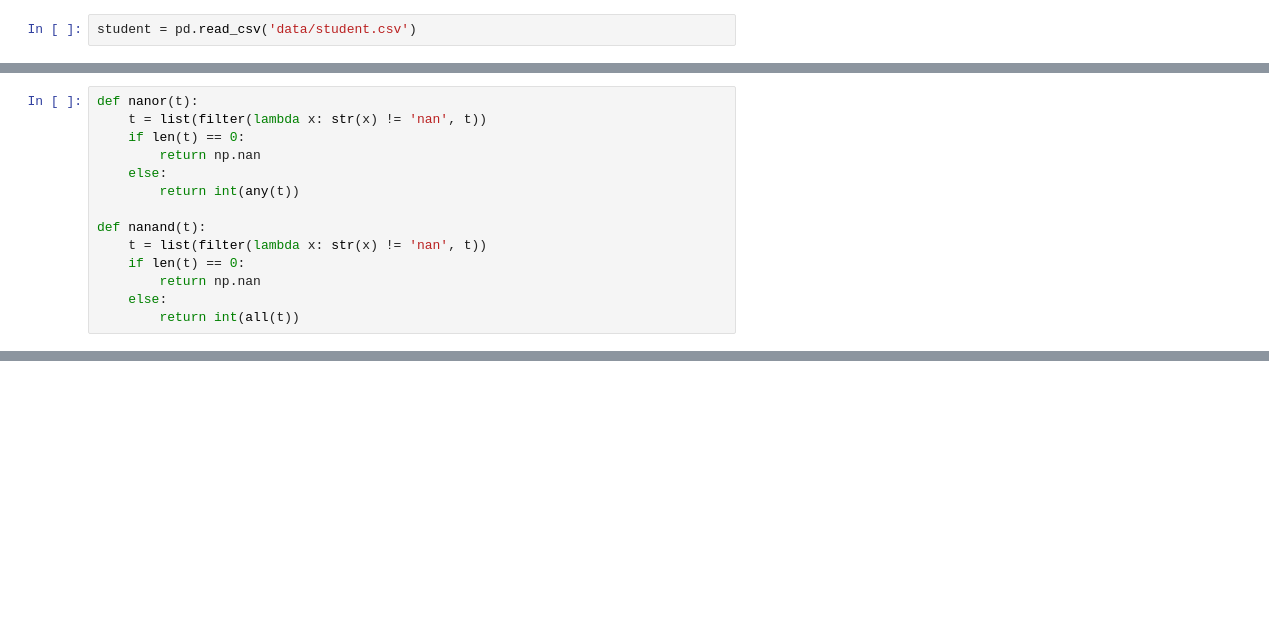
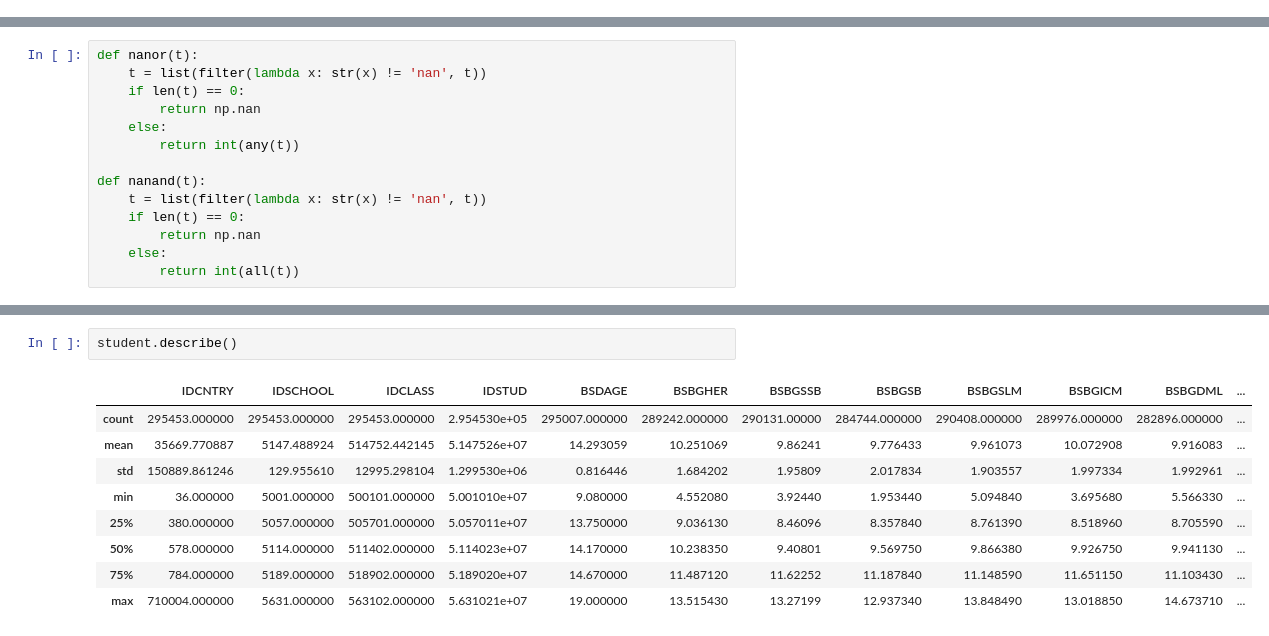
Before and after one commit to sjhaluck/TIMSS-Data-Science, a Jupyter notebook: TIMSS Exploration.ipynb, the cells around one changed output, grey strips where cells are left out. Cells and saved outputs as stored; diff of their text form; blank space fills up the shorter version.

```diff
--- a/TIMSS Exploration.ipynb
+++ b/TIMSS Exploration.ipynb
@@ -161,2 +121,0 @@ stud_ach = pd.read_csv('data/stud_ach.csv')
-# %%
-student = pd.read_csv('data/student.csv')
@@ -279,0 +381,12 @@ stud_ach.iloc[100:109,:]
+# %%
+student.describe()
+# %% [output]
+|  | IDCNTRY | IDSCHOOL | IDCLASS | IDSTUD | BSDAGE | BSBGHER | BSBGSSB | BSBGSB | BSBGSLM | BSBGICM | BSBGDML | ... |
+| count | 295453.000000 | 295453.000000 | 295453.000000 | 2.954530e+05 | 295007.000000 | 289242.000000 | 290131.00000 | 284744.000000 | 290408.000000 | 289976.000000 | 282896.000000 | ... |
+| mean | 35669.770887 | 5147.488924 | 514752.442145 | 5.147526e+07 | 14.293059 | 10.251069 | 9.86241 | 9.776433 | 9.961073 | 10.072908 | 9.916083 | ... |
+| std | 150889.861246 | 129.955610 | 12995.298104 | 1.299530e+06 | 0.816446 | 1.684202 | 1.95809 | 2.017834 | 1.903557 | 1.997334 | 1.992961 | ... |
+| min | 36.000000 | 5001.000000 | 500101.000000 | 5.001010e+07 | 9.080000 | 4.552080 | 3.92440 | 1.953440 | 5.094840 | 3.695680 | 5.566330 | ... |
+| 25% | 380.000000 | 5057.000000 | 505701.000000 | 5.057011e+07 | 13.750000 | 9.036130 | 8.46096 | 8.357840 | 8.761390 | 8.518960 | 8.705590 | ... |
+| 50% | 578.000000 | 5114.000000 | 511402.000000 | 5.114023e+07 | 14.170000 | 10.238350 | 9.40801 | 9.569750 | 9.866380 | 9.926750 | 9.941130 | ... |
+| 75% | 784.000000 | 5189.000000 | 518902.000000 | 5.189020e+07 | 14.670000 | 11.487120 | 11.62252 | 11.187840 | 11.148590 | 11.651150 | 11.103430 | ... |
+| max | 710004.000000 | 5631.000000 | 563102.000000 | 5.631021e+07 | 19.000000 | 13.515430 | 13.27199 | 12.937340 | 13.848490 | 13.018850 | 14.673710 | ... |
```
Also changed, not shown: parts of 97 cells of this notebook.
